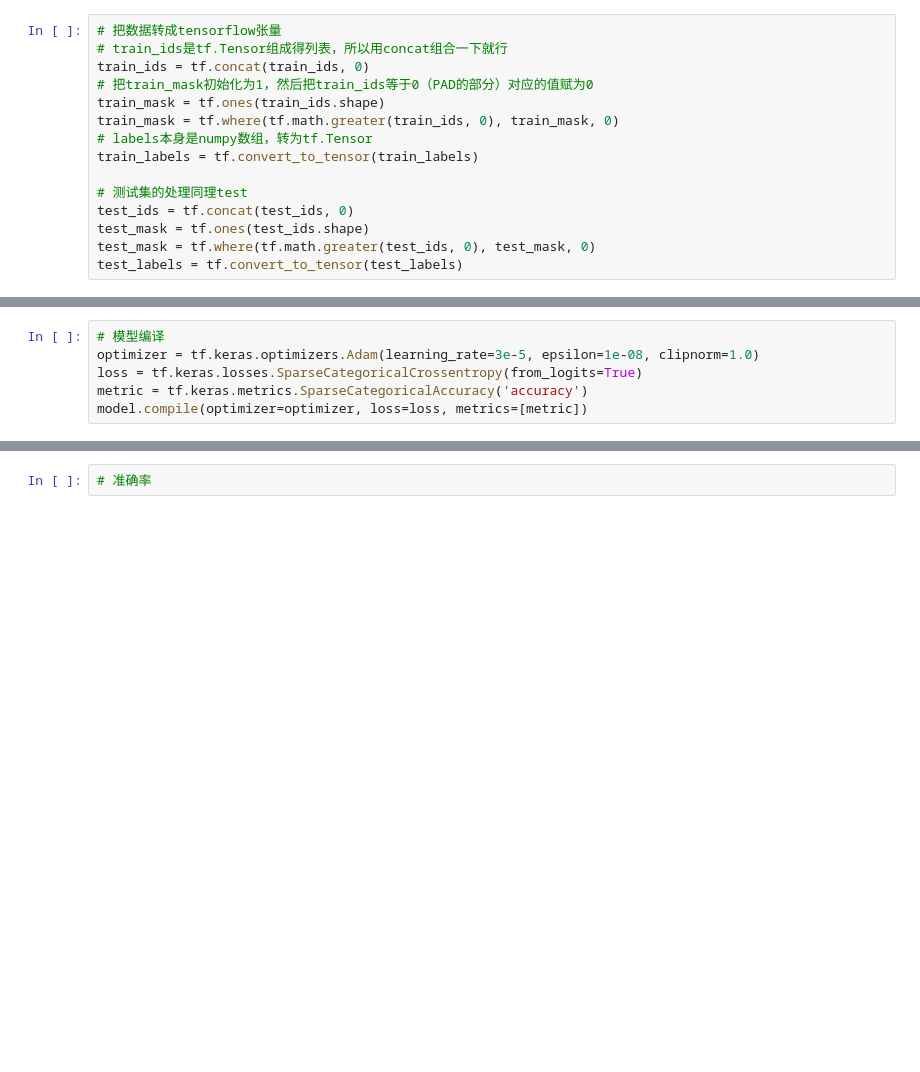
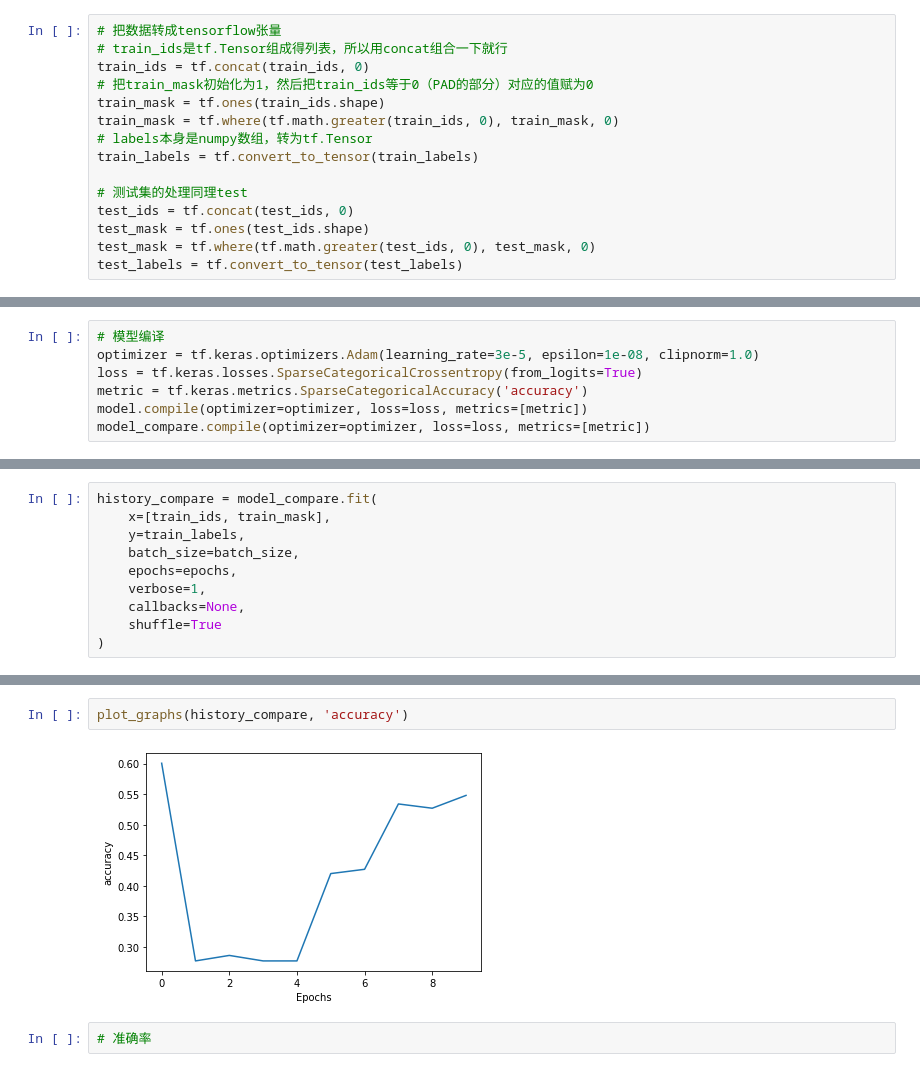
Before and after one commit to buzhangjiuzhou/DLfinal, a Jupyter notebook: bert_AGnews_3.ipynb, the cells around one changed output, grey strips where cells are left out. Drawn from its saved outputs; the diff is of its cells as text; blank space fills up the shorter version.

```diff
--- a/bert_AGnews_3.ipynb
+++ b/bert_AGnews_3.ipynb
@@ -204,6 +227,7 @@ optimizer = tf.keras.optimizers.Adam(learning_rate=3e-5, epsilon=1e-08, clipnorm
 loss = tf.keras.losses.SparseCategoricalCrossentropy(from_logits=True)
 metric = tf.keras.metrics.SparseCategoricalAccuracy('accuracy')
 model.compile(optimizer=optimizer, loss=loss, metrics=[metric])
+model_compare.compile(optimizer=optimizer, loss=loss, metrics=[metric])
 # %%
 # 模型训练
 history = model.fit(x=[train_ids, train_mask],
@@ -223,0 +263,10 @@ Epoch 2/2
+# %%
+history_compare = model_compare.fit(
+    x=[train_ids, train_mask],
+    y=train_labels,
+    batch_size=batch_size,
+    epochs=epochs,
+    verbose=1,
+    callbacks=None,
+    shuffle=True
+)
@@ -235,3 +322,7 @@ model.evaluate(x=[test_ids, test_mask],
+# %%
+plot_graphs(history_compare, 'accuracy')
+# %% [output]
+[figure, added]
 # %%
 # 准确率
 # %%
```
Also changed, not shown: parts of 17 cells of this notebook.
